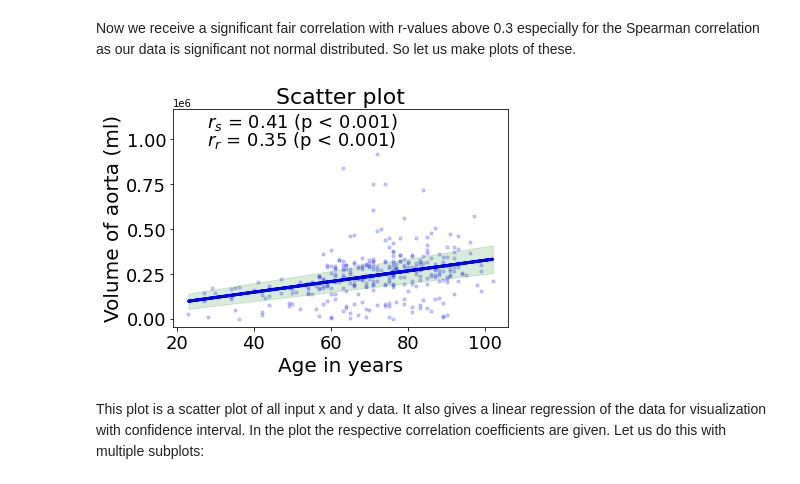
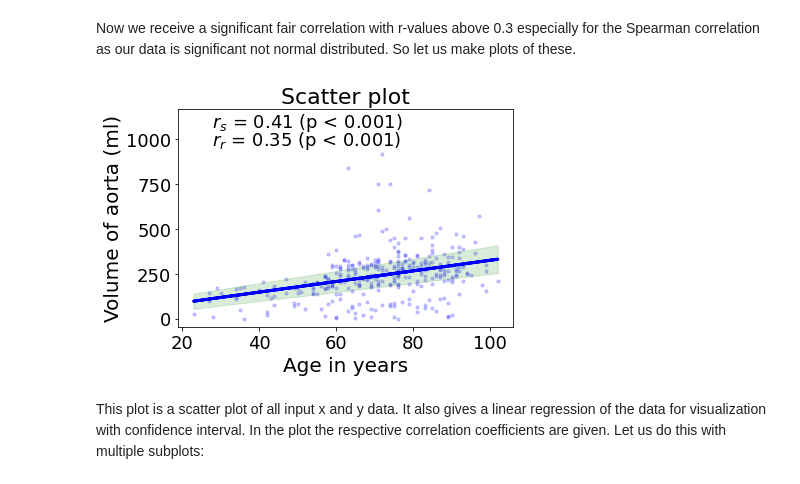
Before and after one commit to segemart/statsmed, a Jupyter notebook: examples/example3/Correlations.ipynb, the cells around one changed output. Cells and saved outputs as stored; diff of their text form; code cells hidden in the pictures.

```diff
--- a/examples/example3/Correlations.ipynb
+++ b/examples/example3/Correlations.ipynb
@@ -86,9 +86,9 @@ array([[1.  , 0.41, 0.  , 0.31, 0.5 ],
 Now we receive a significant fair correlation with r-values above 0.3 especially for the Spearman correlation as our data is significant not normal distributed. So let us make plots of these.
 # %%
 import matplotlib.pyplot as plt
-statsmed.corr_scatter_figure(new_data['age'],new_data['aorta_volume'],plt.gca(),'Scatter plot','Age in years','Volume of aorta (ml)',color = 'blue',mode='all')
+statsmed.corr_scatter_figure(new_data['age'],new_data['aorta_volume']/1000,plt.gca(),'Scatter plot','Age in years','Volume of aorta (ml)',color = 'blue',mode='all')
 # %% [output]
-[figure, old version]
+[figure, new version]
 # %% [markdown]
 This plot is a scatter plot of all input x and y data. It also gives a linear regression of the data for visualization with confidence interval. In the plot the respective correlation coefficients are given. Let us do this with multiple subplots:
 # %%
```
Also changed, not shown: parts of 3 cells of this notebook, 1 other file.
